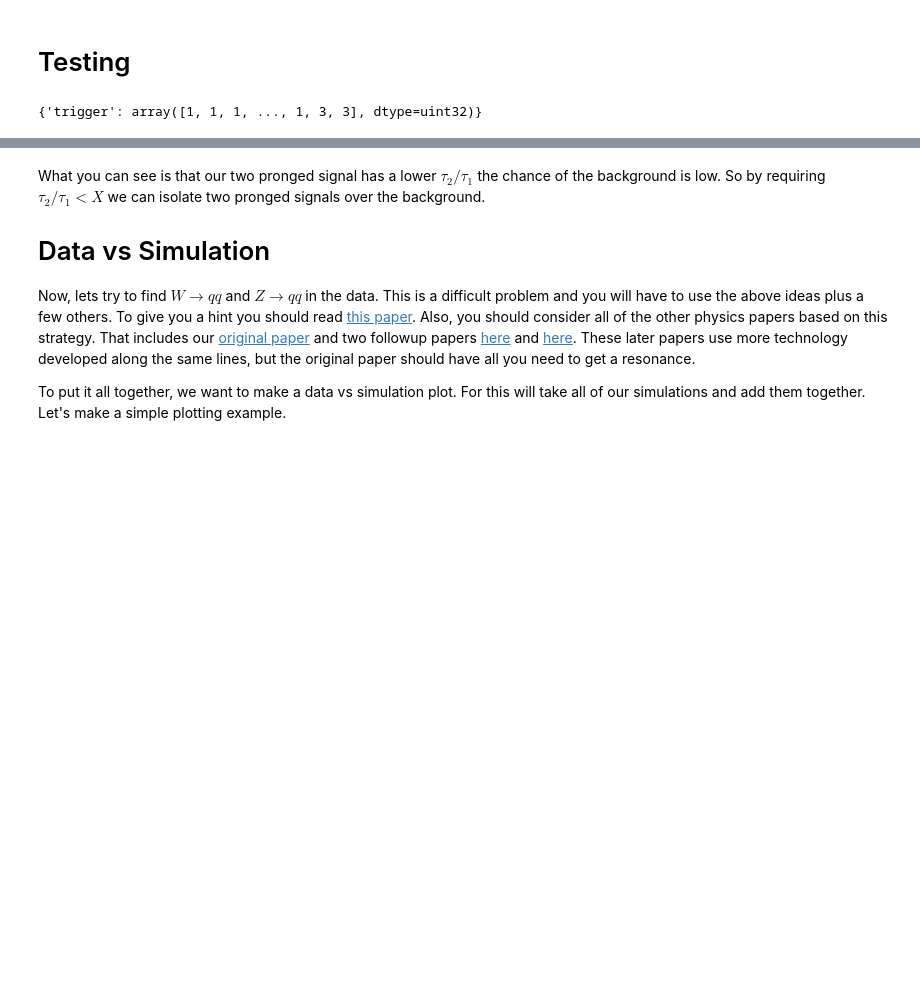
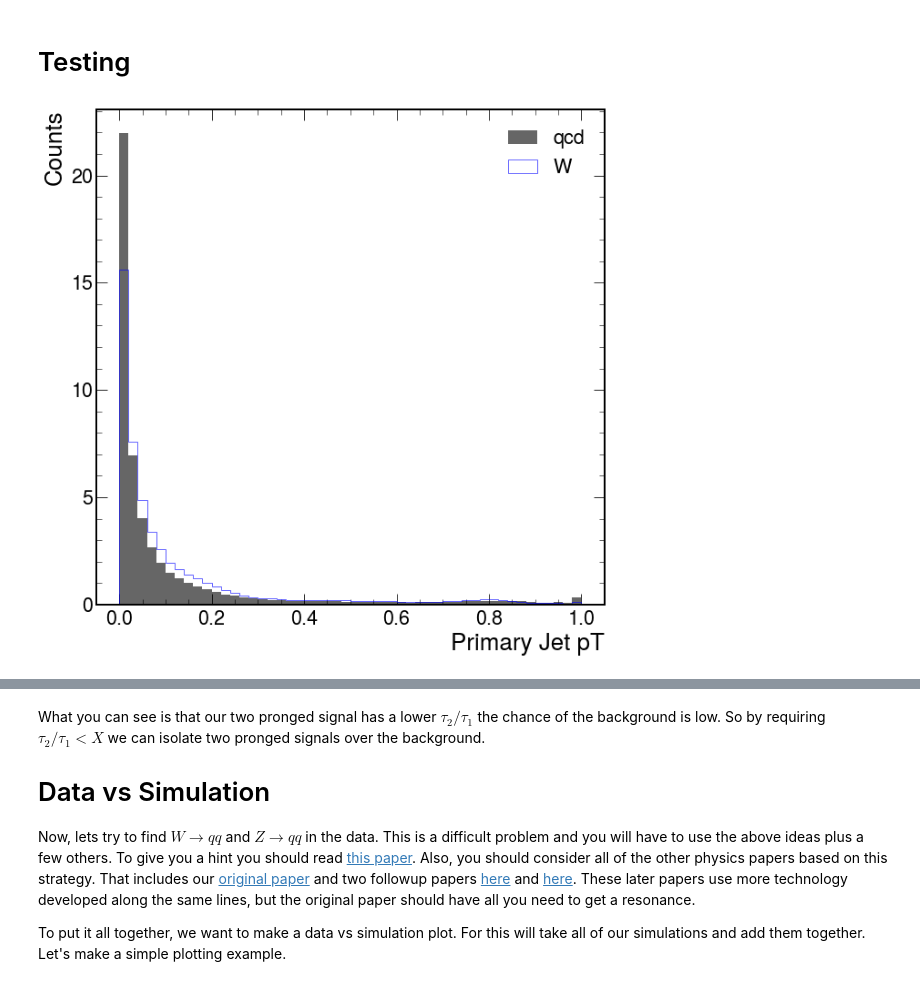
Before and after one commit to okitouni/MITJuniorLab, a Jupyter notebook: VQQ/Vqq_full.ipynb, the cells around one changed output, grey strips where cells are left out. Cells and saved outputs as stored; diff of their text form; code cells hidden in the pictures; blank space fills up the shorter version.

```diff
--- a/VQQ/Vqq_full.ipynb
+++ b/VQQ/Vqq_full.ipynb
@@ -279,9 +279,38 @@ If you look at right plot that is what we will make. The samples above are what
 Now before we look at the data. Lets just make some quick plotting functions. See the comments on how it works, but it should be pretty straightforward.
 # %% [markdown]
 # Testing
-# %%
-data.arrays('trigger',library="np")
-# %% [output]
-{'trigger': array([1, 1, 1, ..., 1, 3, 3], dtype=uint32)}
+# %%
+def selection(iData):
+        #lets apply a trigger selection
+        trigger = (iData.arrays('trigger', library="np")["trigger"].flatten() > 0)
+        #Now lets require the jet pt to be above a threshold
+        jetpt   = (iData.arrays('vjet0_pt', library="np")["vjet0_pt"].flatten() > 400)
+        #Lets apply both jetpt and trigger at the same time
+        standard_trig = (data.arrays('trigger', library="np")["trigger"].flatten() % 4 > 1) #lets require one of our standard triggers (jet pT > 370 )
+        allcuts = np.logical_and.reduce([trigger,jetpt,standard_trig])
+        return allcuts
+# %%
+var = "vjet0_sj1_csv"
+brange = (0,1)
+#Lets select some data (not trigger can only be > 0)
+qcdmask      = selection(qcd)
+wqqmask      = selection(wqq13)
+#now lets make a plot of the fat jet pt
+# plt.hist(data.arrays('vjet0_pt', library="np")["vjet0_pt"][alldata],bins=50,range=(300,1e3), color='black',label="all", alpha=.6)
+# plt.hist(data.arrays('vjet0_pt', library="np")["vjet0_pt"][triggerdata1],bins=50,range=(300,1e3), color='red',label="pT>320", alpha=.6)
+# plt.hist(data.arrays('vjet0_pt', library="np")["vjet0_pt"][triggerdata2],bins=50,range=(300,1e3), color='blue',label="pT>370", alpha=.6)
+plt.hist(qcd.arrays(var, library="np")[var][qcdmask],bins=50,range=brange, color='black',
+         label="qcd", alpha=.6,density=True)
+
+plt.hist(wqq13.arrays(var, library="np")[var][wqqmask],bins=50,range=brange, color='blue',
+         label="W", alpha=.6,histtype='step',density=True)
+
+plt.legend()
+plt.xlabel("Primary Jet pT")
+plt.ylabel("Counts")
+plt.show()
+#So you can see as you cut tighter, you get much less jets, but the data will be cleaner (I suggest triggerdata1)
+# %% [output]
+[figure, added]
 # %%
 #Lets select some data (not trigger can only be > 0)
```
Also changed, not shown: parts of 10 cells of this notebook.
